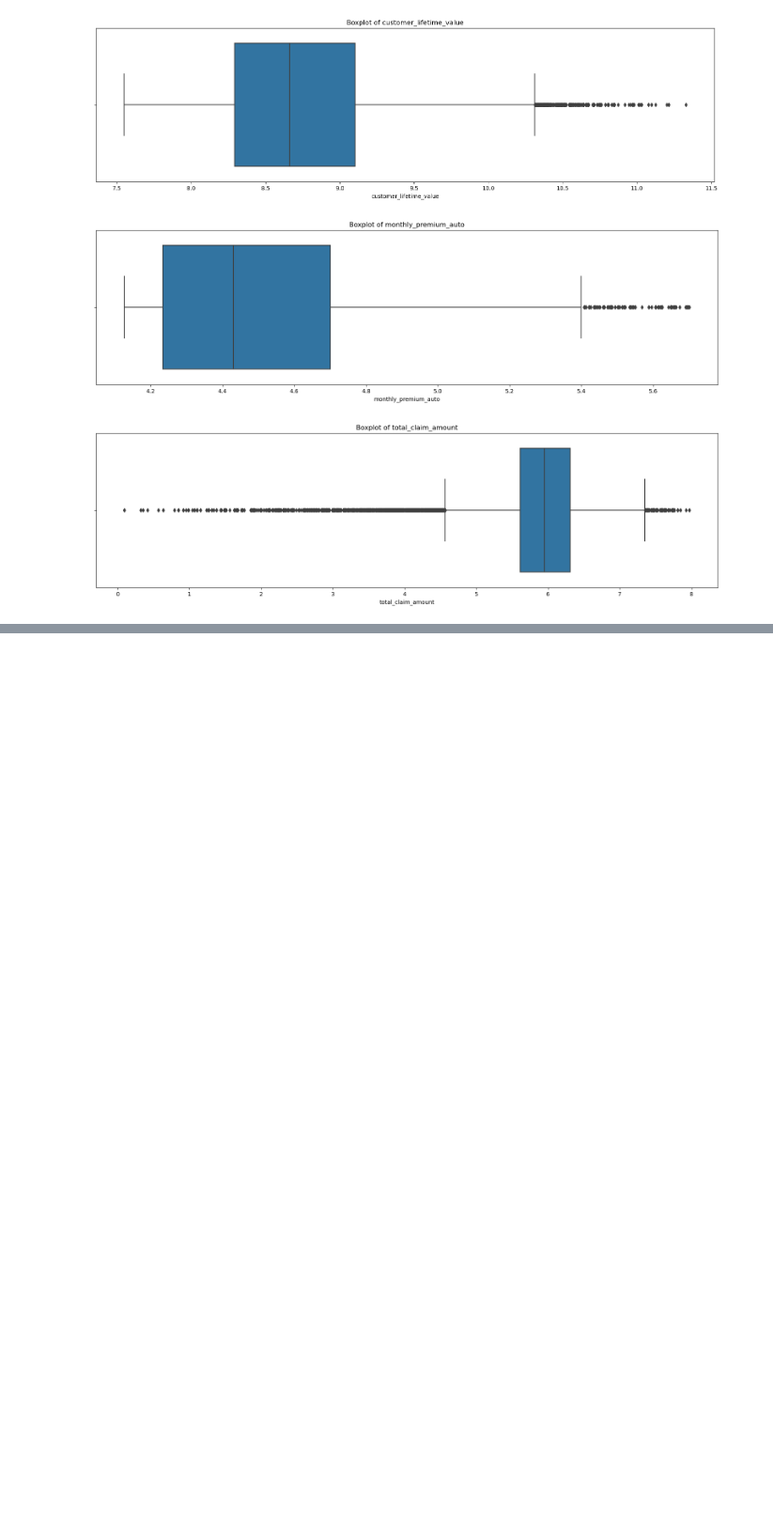
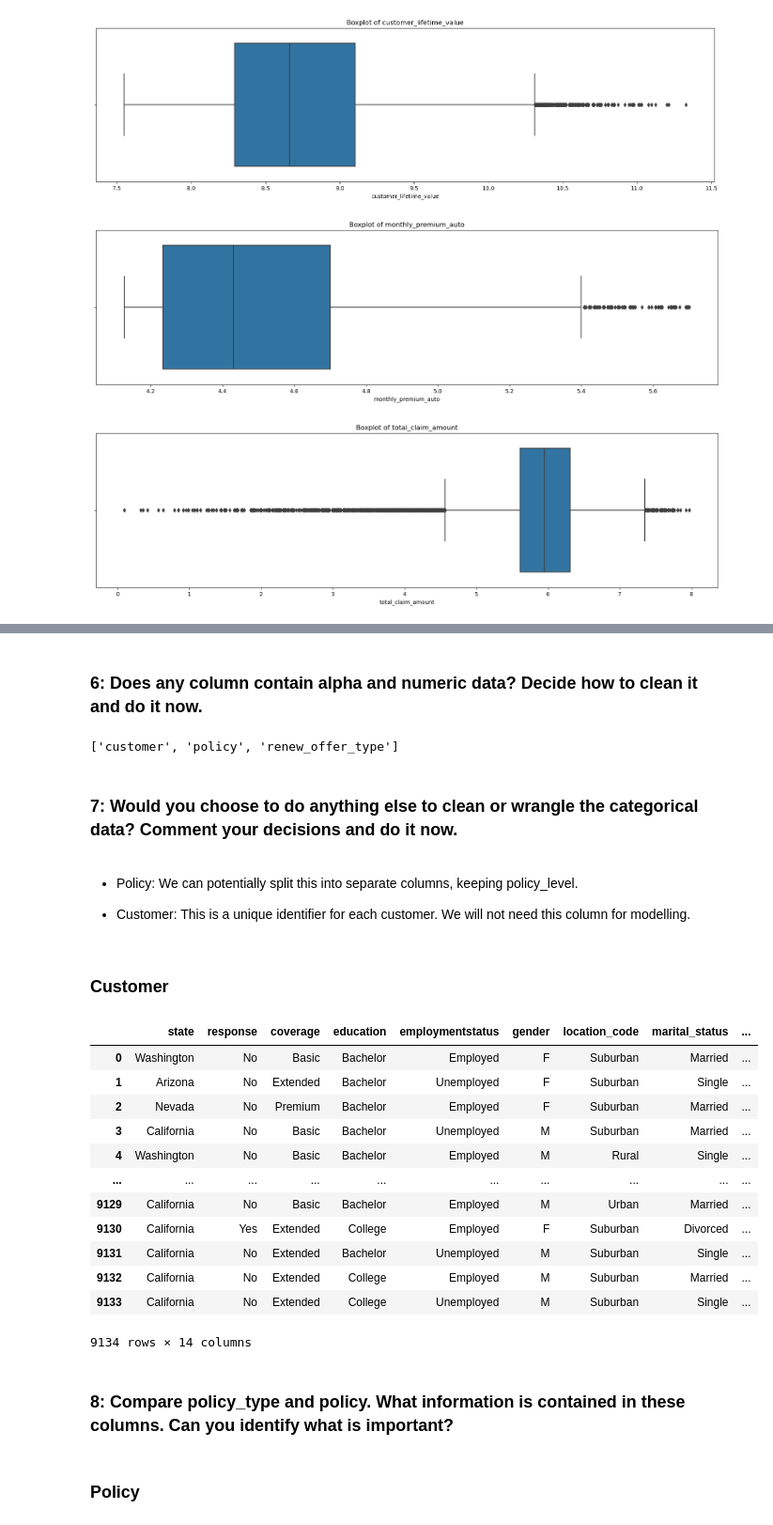
Before and after one commit to HeloisaBal/lab-cleaning-numerical-data, a Jupyter notebook: files_for_lab/lab-cleaning-numerical-data W4.ipynb, the cells around one changed output, grey strips where cells are left out. Shown at 94% size. Cells and saved outputs as stored; diff of their text form; code cells hidden in the pictures; blank space fills up the shorter version.

```diff
--- a/files_for_lab/lab-cleaning-numerical-data W4.ipynb
+++ b/files_for_lab/lab-cleaning-numerical-data W4.ipynb
@@ -326,6 +325,3 @@ plot_outliers(log_trans, variables_with_outliers)
 [figure]
 [figure]
 [figure]
-# %%
-df = log_trans
-df
@@ -382,0 +375,3 @@ df
+# %%
+categorical_df = df.select_dtypes('object')
+categorical_df.head()
@@ -382,0 +489,39 @@ df
+# %% [markdown]
+### 6: Does any column contain alpha and numeric data? Decide how to clean it and do it now.
+# %%
+alpha_numeric_cols = [col for col in categorical_df.columns
+                      if any(char.isdigit() for char in ''.join(categorical_df[col].astype(str)))
+                      and any(char.isalpha() for char in ''.join(categorical_df[col].astype(str)))]
+
+alpha_numeric_cols
+# %% [output]
+['customer', 'policy', 'renew_offer_type']
+# %% [markdown]
+### 7: Would you choose to do anything else to clean or wrangle the categorical data? Comment your decisions and do it now.
+# %% [markdown]
+- Policy: We can potentially split this into separate columns, keeping policy_level.
+
+- Customer: This is a unique identifier for each customer. We will not need this column for modelling.
+# %% [markdown]
+### Customer
+# %%
+categorical_df = categorical_df.drop('customer', axis=1)
+categorical_df
+# %% [output]
+|  | state | response | coverage | education | employmentstatus | gender | location_code | marital_status | ... |
+| 0 | Washington | No | Basic | Bachelor | Employed | F | Suburban | Married | ... |
+| 1 | Arizona | No | Extended | Bachelor | Unemployed | F | Suburban | Single | ... |
+| 2 | Nevada | No | Premium | Bachelor | Employed | F | Suburban | Married | ... |
+| 3 | California | No | Basic | Bachelor | Unemployed | M | Suburban | Married | ... |
+| 4 | Washington | No | Basic | Bachelor | Employed | M | Rural | Single | ... |
+| ... | ... | ... | ... | ... | ... | ... | ... | ... | ... |
+| 9129 | California | No | Basic | Bachelor | Employed | M | Urban | Married | ... |
+| 9130 | California | Yes | Extended | College | Employed | F | Suburban | Divorced | ... |
+| 9131 | California | No | Extended | Bachelor | Unemployed | M | Suburban | Single | ... |
+| 9132 | California | No | Extended | College | Employed | M | Suburban | Married | ... |
+| 9133 | California | No | Extended | College | Unemployed | M | Suburban | Single | ... |
+9134 rows × 14 columns
+# %% [markdown]
+### 8: Compare policy_type and policy. What information is contained in these columns. Can you identify what is important?
+# %% [markdown]
+### Policy
```
Also changed, not shown: parts of 45 cells of this notebook, 2 other files.
